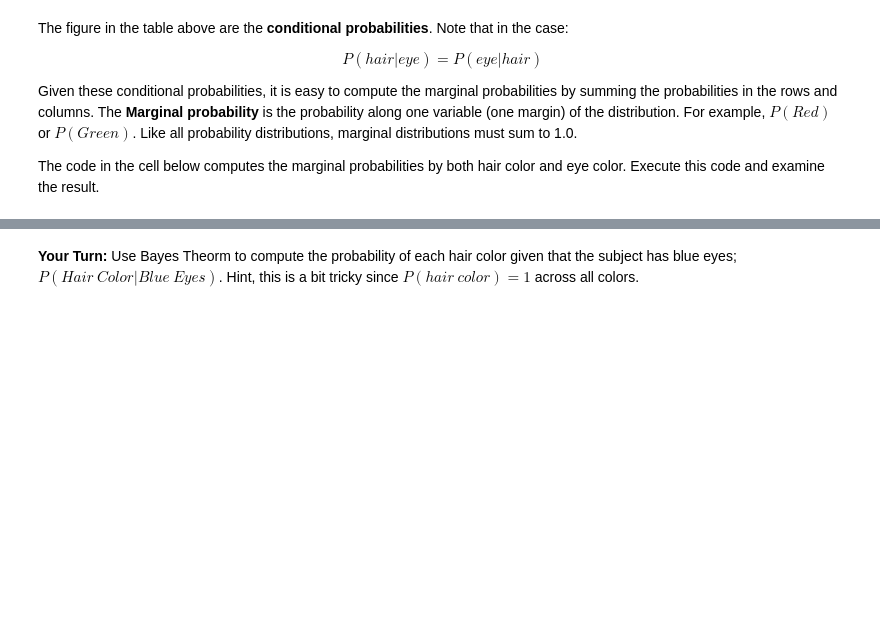
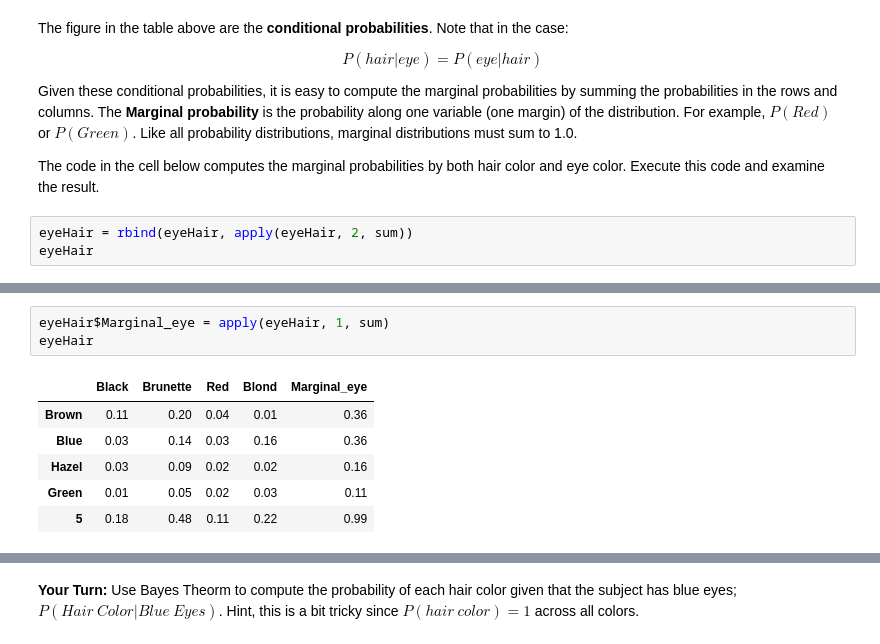
Before and after one commit to LeoSalemann/DataScience410, a Jupyter notebook: Lecture5/IntroductionToBayes.ipynb, the cells around one changed output, grey strips where cells are left out. Drawn from its saved outputs; the diff is of its cells as text; blank space fills up the shorter version.

```diff
--- a/Lecture5/IntroductionToBayes.ipynb
+++ b/Lecture5/IntroductionToBayes.ipynb
@@ -122,3 +122,6 @@ $$P(hair|eye) = P(eye|hair)$$
 Given these conditional probabilities, it is easy to compute the marginal probabilities by summing the probabilities in the rows and columns. The **Marginal probability** is the probability along one variable (one margin) of the distribution. For example, $P(Red)$ or $P(Green)$. Like all probability distributions, marginal distributions must sum to 1.0.
 
 The code in the cell below computes the marginal probabilities by both hair color and eye color. Execute this code and examine the result.
+# %%
+eyeHair = rbind(eyeHair, apply(eyeHair, 2, sum))
+eyeHair
@@ -124,0 +135,10 @@ The code in the cell below computes the marginal probabilities by both hair colo
+# %%
+eyeHair$Marginal_eye = apply(eyeHair, 1, sum)
+eyeHair
+# %% [output]
+|  | Black | Brunette | Red | Blond | Marginal_eye |
+| Brown | 0.11 | 0.20 | 0.04 | 0.01 | 0.36 |
+| Blue | 0.03 | 0.14 | 0.03 | 0.16 | 0.36 |
+| Hazel | 0.03 | 0.09 | 0.02 | 0.02 | 0.16 |
+| Green | 0.01 | 0.05 | 0.02 | 0.03 | 0.11 |
+| 5 | 0.18 | 0.48 | 0.11 | 0.22 | 0.99 |
```
Also changed, not shown: parts of 18 cells of this notebook, 1 other file.
